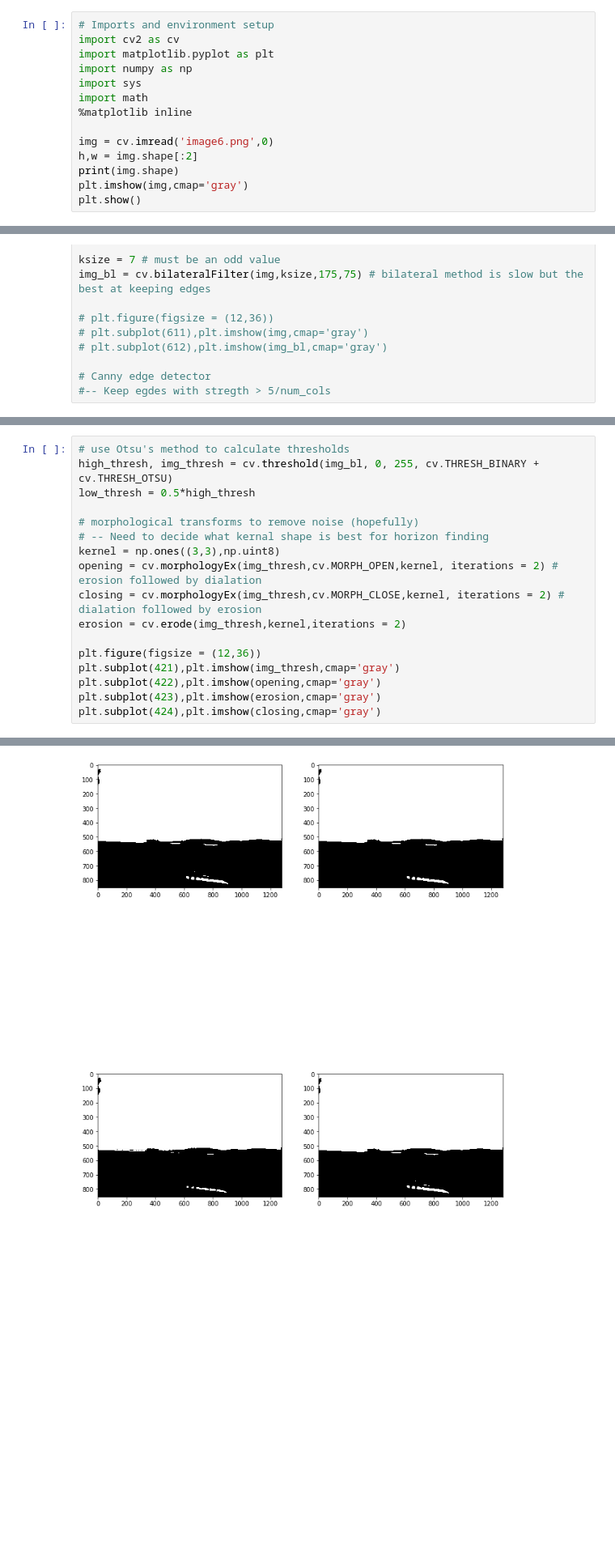
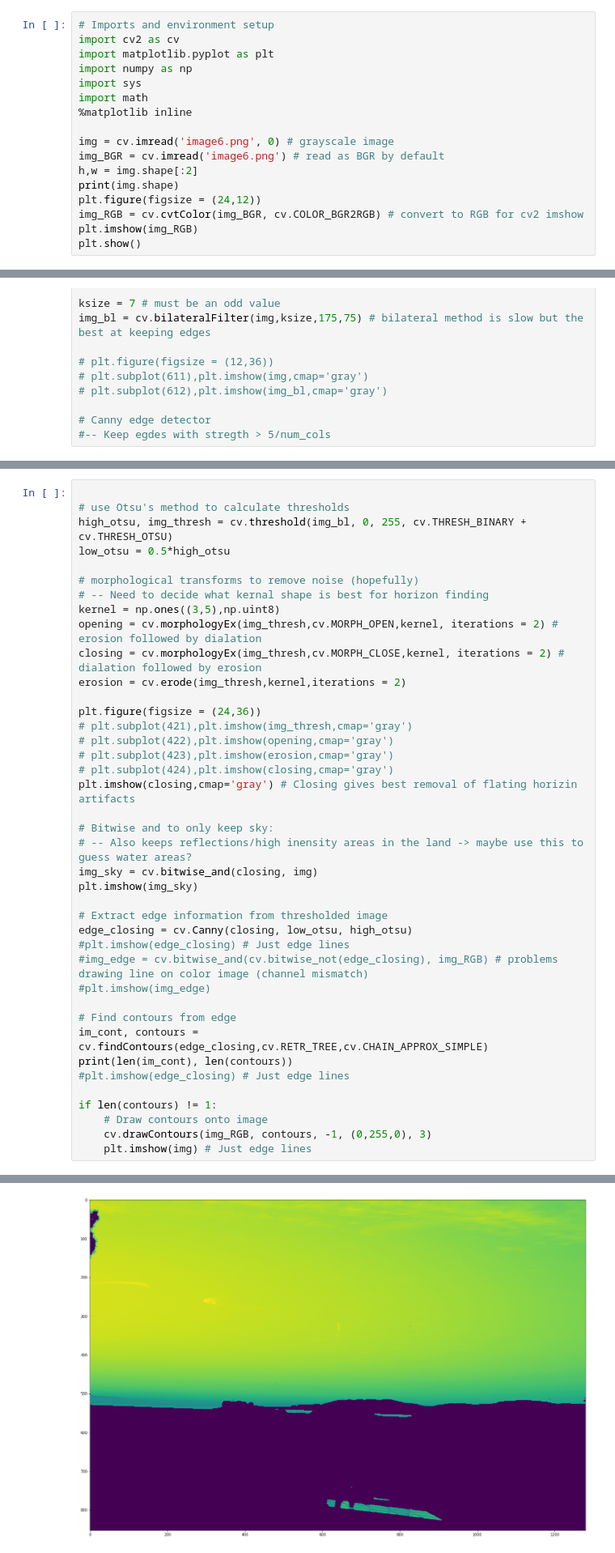
Before and after one commit to eridgraves/horizon_detection_old, a Jupyter notebook: hierarchical_horizon_test.ipynb, the cells around one changed output, grey strips where cells are left out. Shown at 81% size. Drawn from its saved outputs; the diff is of its cells as text; blank space fills up the shorter version.

```diff
--- a/hierarchical_horizon_test.ipynb
+++ b/hierarchical_horizon_test.ipynb
@@ -17,10 +17,13 @@ import sys
 import math
 %matplotlib inline
 
-img = cv.imread('image6.png',0)
+img = cv.imread('image6.png', 0) # grayscale image
+img_BGR = cv.imread('image6.png') # read as BGR by default
 h,w = img.shape[:2]
 print(img.shape)
-plt.imshow(img,cmap='gray')
+plt.figure(figsize = (24,12))
+img_RGB = cv.cvtColor(img_BGR, cv.COLOR_BGR2RGB) # convert to RGB for cv2 imshow
+plt.imshow(img_RGB)
 plt.show()
 # %% [output]
 (853, 1280)
@@ -62,20 +65,43 @@ plt.subplot(313),plt.imshow(sobely_8u,cmap='gray')
  <matplotlib.image.AxesImage at 0x...>)
 [figure]
 # %%
+
 # use Otsu's method to calculate thresholds
-high_thresh, img_thresh = cv.threshold(img_bl, 0, 255, cv.THRESH_BINARY + cv.THRESH_OTSU)
-low_thresh = 0.5*high_thresh
+high_otsu, img_thresh = cv.threshold(img_bl, 0, 255, cv.THRESH_BINARY + cv.THRESH_OTSU)
+low_otsu = 0.5*high_otsu
 
 # morphological transforms to remove noise (hopefully)
 # -- Need to decide what kernal shape is best for horizon finding
-kernel = np.ones((3,3),np.uint8)
+kernel = np.ones((3,5),np.uint8)
 opening = cv.morphologyEx(img_thresh,cv.MORPH_OPEN,kernel, iterations = 2) # erosion followed by dialation
 closing = cv.morphologyEx(img_thresh,cv.MORPH_CLOSE,kernel, iterations = 2) # dialation followed by erosion
 erosion = cv.erode(img_thresh,kernel,iterations = 2)
 
-plt.figure(figsize = (12,36))
-plt.subplot(421),plt.imshow(img_thresh,cmap='gray')
-plt.subplot(422),plt.imshow(opening,cmap='gray')
-plt.subplot(423),plt.imshow(erosion,cmap='gray')
-plt.subplot(424),plt.imshow(closing,cmap='gray')
+plt.figure(figsize = (24,36))
+# plt.subplot(421),plt.imshow(img_thresh,cmap='gray')
+# plt.subplot(422),plt.imshow(opening,cmap='gray')
+# plt.subplot(423),plt.imshow(erosion,cmap='gray')
+# plt.subplot(424),plt.imshow(closing,cmap='gray')
+plt.imshow(closing,cmap='gray') # Closing gives best removal of flating horizin artifacts
+
+# Bitwise and to only keep sky:
+# -- Also keeps reflections/high inensity areas in the land -> maybe use this to guess water areas?
+img_sky = cv.bitwise_and(closing, img)
+plt.imshow(img_sky)
+
+# Extract edge information from thresholded image
+edge_closing = cv.Canny(closing, low_otsu, high_otsu)
+#plt.imshow(edge_closing) # Just edge lines
+#img_edge = cv.bitwise_and(cv.bitwise_not(edge_closing), img_RGB) # problems drawing line on color image (channel mismatch)
+#plt.imshow(img_edge)
+
+# Find contours from edge
+im_cont, contours = cv.findContours(edge_closing,cv.RETR_TREE,cv.CHAIN_APPROX_SIMPLE)
+print(len(im_cont), len(contours))
+#plt.imshow(edge_closing) # Just edge lines
+
+if len(contours) != 1:
+    # Draw contours onto image
+    cv.drawContours(img_RGB, contours, -1, (0,255,0), 3)
+    plt.imshow(img) # Just edge lines
 # %% [output]
@@ -84,4 +109,4 @@ plt.subplot(424),plt.imshow(closing,cmap='gray')
-[figure, old version]
+[figure, new version]
 # %%
 # median threshold
 v = np.median(img)
```
Also changed, not shown: parts of 4 cells of this notebook.
